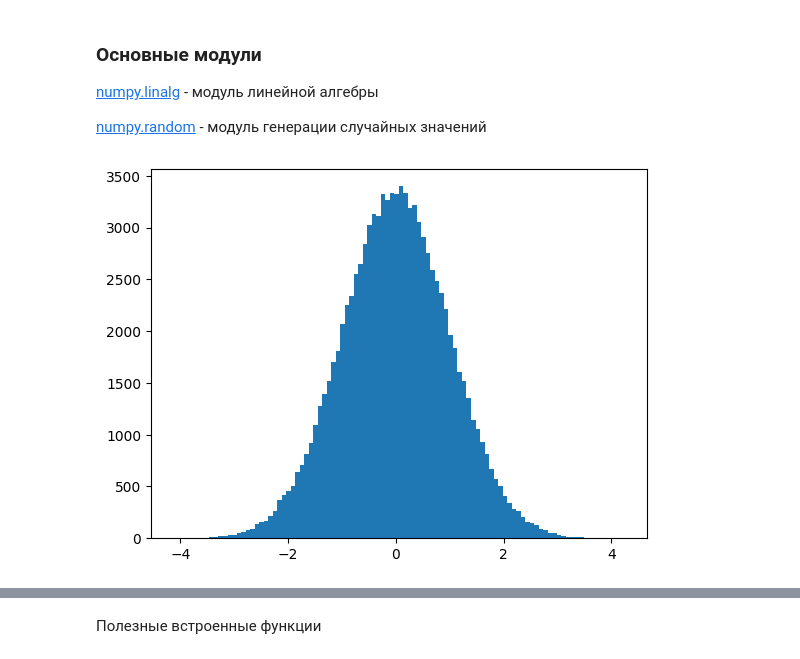
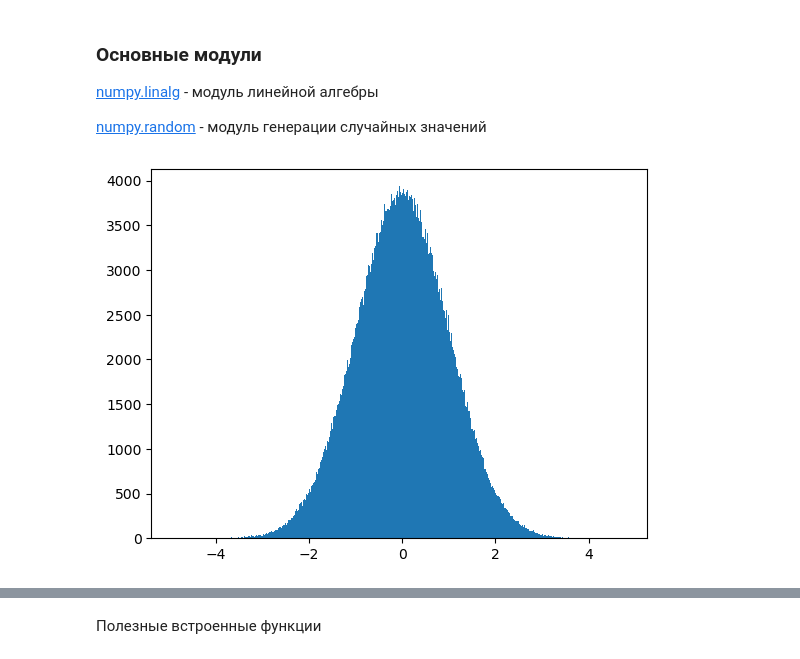
Before and after one commit to Kabanya/ml_and_risk_management, a Jupyter notebook: Lesson_01_Intro_Linear_Regression.ipynb, the cells around one changed output, grey strips where cells are left out. Cells and saved outputs as stored; diff of their text form; code cells hidden in the pictures.

```diff
--- a/Lesson_01_Intro_Linear_Regression.ipynb
+++ b/Lesson_01_Intro_Linear_Regression.ipynb
@@ -257,13 +301,13 @@ array([[1, 1, 1, 1, 1, 1, 1, 1, 1, 1],
 [numpy.random](https://numpy.org/doc/stable/reference/random/index.html#module-numpy.random) - модуль генерации случайных значений
 # %%
 # Создадим вектор случайных чисел, засэмлированных из нормального распределения N(0, 1)
-v = np.random.normal(loc=0, scale=1, size=100_000)
+v = np.random.normal(loc=0, scale=1, size=100_000_0)
 
 # Отрисуем гистограмму от этого вектора
-plt.hist(v, bins=100)
+plt.hist(v, bins=1000)
 plt.show()
 # %% [output]
-[figure, old version]
+[figure, new version]
 # %%
 # Создадим матрицу 5 на 5, значения которой засэмплированы из нормального распределения N(0, 1)
 mat = np.random.normal(size=(5, 5))
```
Also changed, not shown: parts of 91 cells of this notebook, 2 other files.
